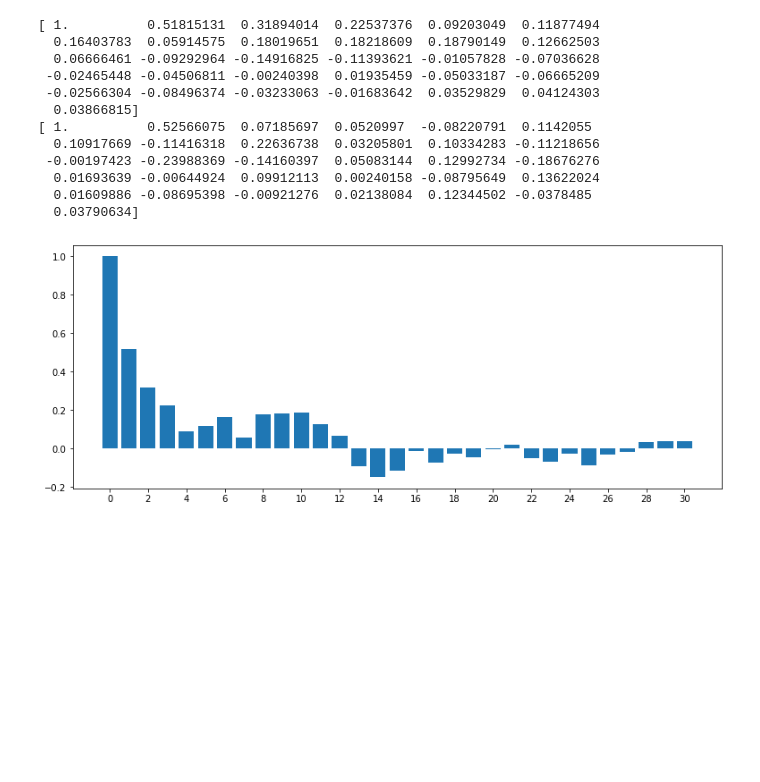
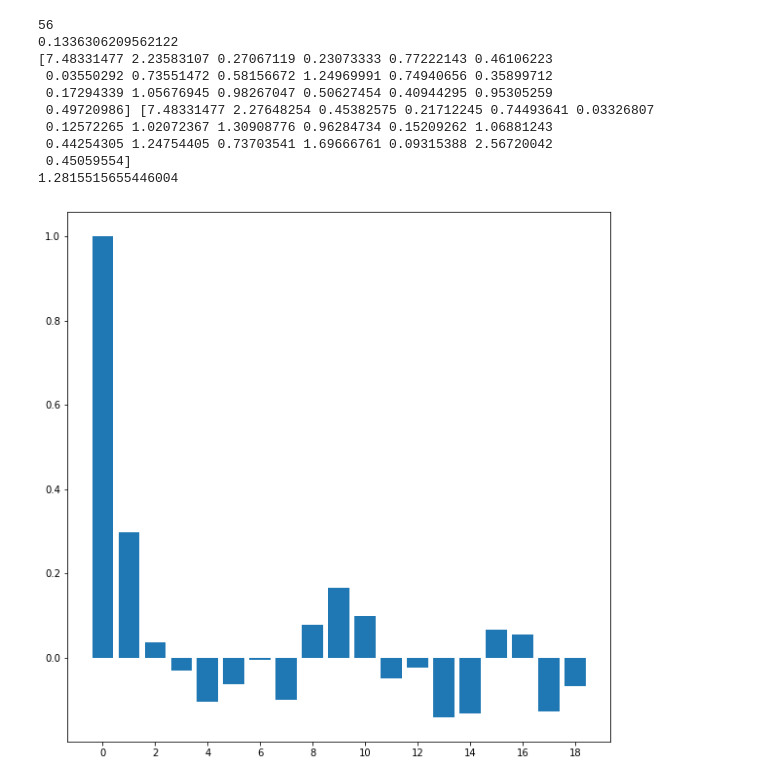
Before and after one commit to webclinic017/marketAnalyzer, a Jupyter notebook: analyzer/notebooks/ARIMA_Models.ipynb, the cells around one changed output. Cells and saved outputs as stored; diff of their text form; code cells hidden in the pictures; blank space fills up the shorter version.

```diff
--- a/analyzer/notebooks/ARIMA_Models.ipynb
+++ b/analyzer/notebooks/ARIMA_Models.ipynb
@@ -59,14 +161,17 @@ dataframeAnalysis.shape
 # %%
-stock=next(stocks)
 print("Stock %s"%stock)
-column="netIncome"
-data=dataframeAnalysis.loc[dataframeAnalysis["stock"]==stock,["fecha",column]]
-data.set_index("fecha",inplace=True,drop=True)
+data=dataframeAnalysis.loc[dataframeAnalysis["stock"]==stock,[column]]
 print(data.shape)
 data=data.fillna(method='ffill')/1000000
+nas-=int(data.isna().sum())
 data=data.dropna()
-graficos.linearplot(data,stock+" "+column,False,column)
-graficos.linearplot(data.pct_change(),stock+" "+column,False,column)
+dataOriginal=data.copy()
+data3=(data3-data3.mean())/data3.std()
+fig=plt.figure(figsize=(13,13))
+plt.plot(data3.index,data3[column],label=column,marker="o")
+plt.plot(data3.index,data3[column2],marker="o",label=column2)
+plt.legend()
+data3.corr()
 # %% [output]
 Stock ALB
 (75, 1)
@@ -107,27 +269,42 @@ adf
 # %%
-nlags=30
-diferenciacion=0
+import scipy.stats
+import statsmodels.stats.diagnostic
+import statsmodels.api as sm
+from statsmodels.tsa.arima.model import ARIMA
+from statsmodels.tsa.arima_model import ARMA
 from statsmodels.tsa.stattools import acf
-corr=acf(serie,nlags=nlags)
 from statsmodels.tsa.stattools import pacf
-from statsmodels.tsa.stattools import acf
-pcorr=pacf(serie,nlags=nlags)
-print(corr)
-print(pcorr)
-from  statsmodels.tsa.stattools import arma_order_select_ic  as select_order
-modelo=select_order(serie)
+serie1=serie_train.copy()
+if diferenciacion and  diferenciacionEstacional:
+    serie1=serie_train.diff(periodicidad).diff(1)
+elif diferenciacion:
+    serie1=serie_train.diff(1)
+elif diferenciacionEstacional:
+    serie1=serie_train.diff(periodicidad)
+serie1=serie1.dropna()
+corr=acf(serie1,nlags=int(len(serie1)/3))
+pcorr=pacf(serie1,nlags=int(len(serie1)/3))
+nivel=norm.ppf(0.90)
+def devolverEstadisticos(corr,pcorr,diferenciacion,serie):
+    T=len(serie)-diferenciacion
+    print(T)
+    varSerie=1/T
+    desv=math.sqrt(varSerie)
+    print(desv)
+    return abs(corr)/desv,abs(pcorr)/desv
+estCorr,estPcorr=(devolverEstadisticos(corr,pcorr,diferenciacion,serie1))
+print(estCorr,estPcorr)
+print(nivel)
 graficos.correlograma(corr,pcorr)
 # %% [output]
-[ 1.          0.51815131  0.31894014  0.22537376  0.09203049  0.11877494
-  0.16403783  0.05914575  0.18019651  0.18218609  0.18790149  0.12662503
-  0.06666461 -0.09292964 -0.14916825 -0.11393621 -0.01057828 -0.07036628
- -0.02465448 -0.04506811 -0.00240398  0.01935459 -0.05033187 -0.06665209
- -0.02566304 -0.08496374 -0.03233063 -0.01683642  0.03529829  0.04124303
-  0.03866815]
-[ 1.          0.52566075  0.07185697  0.0520997  -0.08220791  0.1142055
-  0.10917669 -0.11416318  0.22636738  0.03205801  0.10334283 -0.11218656
- -0.00197423 -0.23988369 -0.14160397  0.05083144  0.12992734 -0.18676276
-  0.01693639 -0.00644924  0.09912113  0.00240158 -0.08795649  0.13622024
-  0.01609886 -0.08695398 -0.00921276  0.02138084  0.12344502 -0.0378485
-  0.03790634]
+56
+0.1336306209562122
+[7.48331477 2.23583107 0.27067119 0.23073333 0.77222143 0.46106223
+ 0.03550292 0.73551472 0.58156672 1.24969991 0.74940656 0.35899712
+ 0.17294339 1.05676945 0.98267047 0.50627454 0.40944295 0.95305259
+ 0.49720986] [7.48331477 2.27648254 0.45382575 0.21712245 0.74493641 0.03326807
+ 0.12572265 1.02072367 1.30908776 0.96284734 0.15209262 1.06881243
+ 0.44254305 1.24754405 0.73703541 1.69666761 0.09315388 2.56720042
+ 0.45059554]
+1.2815515655446004
-[figure, old version]
+[figure, new version]
```
Also changed, not shown: parts of 24 cells of this notebook, 8 other files.
